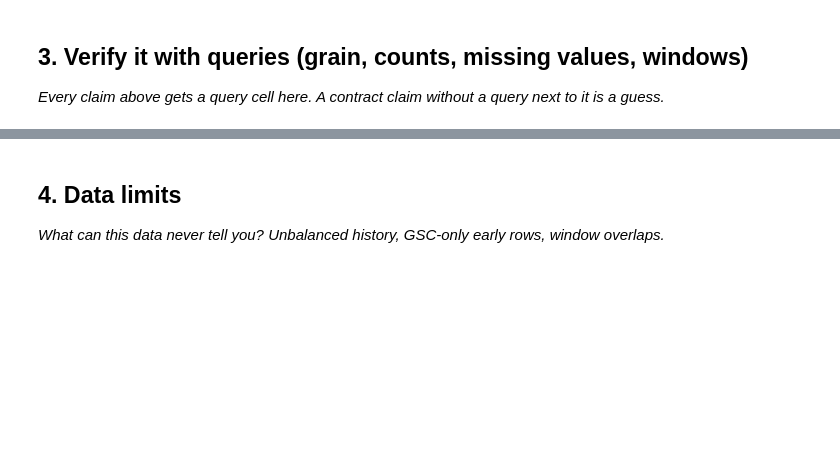
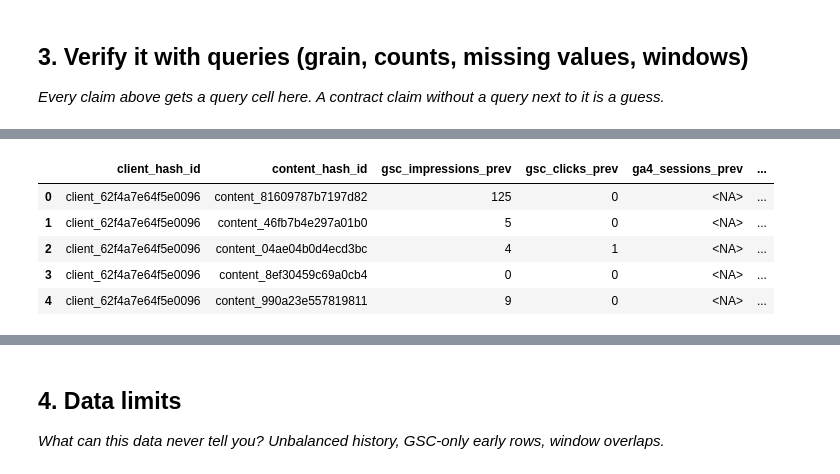
Before and after one commit to eshaamirmalik-sketch/flyrank-ml-internship, a Jupyter notebook: work/notebooks/w03_data_contract.ipynb, the cells around one changed output, grey strips where cells are left out. Drawn from its saved outputs; the diff is of its cells as text; code cells hidden in the pictures; blank space fills up the shorter version.

```diff
--- a/work/notebooks/w03_data_contract.ipynb
+++ b/work/notebooks/w03_data_contract.ipynb
@@ -20,0 +116,31 @@ This skeleton is yours to fill. Work the sections **in order** — each one has
+# %%
+
+# Five-feature frame
+features = con.execute("""
+SELECT
+    client_hash_id,
+    content_hash_id,
+
+    gsc_impressions AS gsc_impressions_prev,
+    gsc_clicks AS gsc_clicks_prev,
+    ga4_sessions AS ga4_sessions_prev,
+    gsc_avg_position AS gsc_avg_position_prev,
+    scroll_events AS scroll_events_prev
+
+FROM read_parquet(
+    'hf://datasets/FlyRank/internship-warehouse/fact_content_daily_performance/month=2026-03/*.parquet'
+)
+
+WHERE report_date = '2026-03-30'
+
+LIMIT 100
+""").df()
+
+features.head()
+# %% [output]
+|  | client_hash_id | content_hash_id | gsc_impressions_prev | gsc_clicks_prev | ga4_sessions_prev | ... |
+| 0 | client_62f4a7e64f5e0096 | content_81609787b7197d82 | 125 | 0 | <NA> | ... |
+| 1 | client_62f4a7e64f5e0096 | content_46fb7b4e297a01b0 | 5 | 0 | <NA> | ... |
+| 2 | client_62f4a7e64f5e0096 | content_04ae04b0d4ecd3bc | 4 | 1 | <NA> | ... |
+| 3 | client_62f4a7e64f5e0096 | content_8ef30459c69a0cb4 | 0 | 0 | <NA> | ... |
+| 4 | client_62f4a7e64f5e0096 | content_990a23e557819811 | 9 | 0 | <NA> | ... |
```
Also changed, not shown: parts of 21 cells of this notebook.
